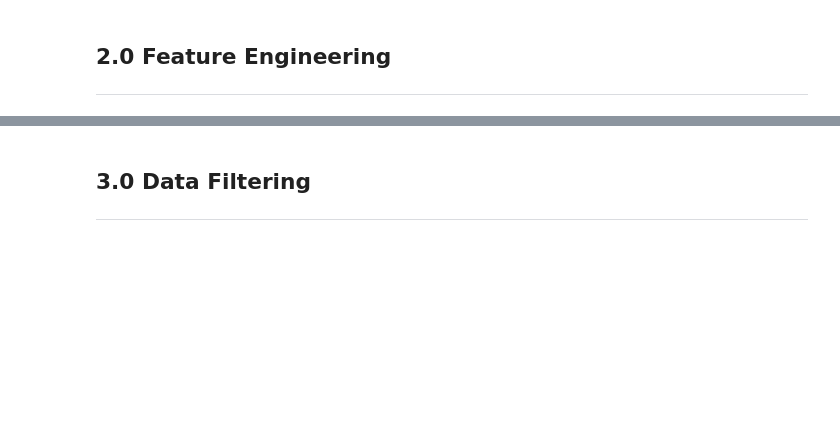
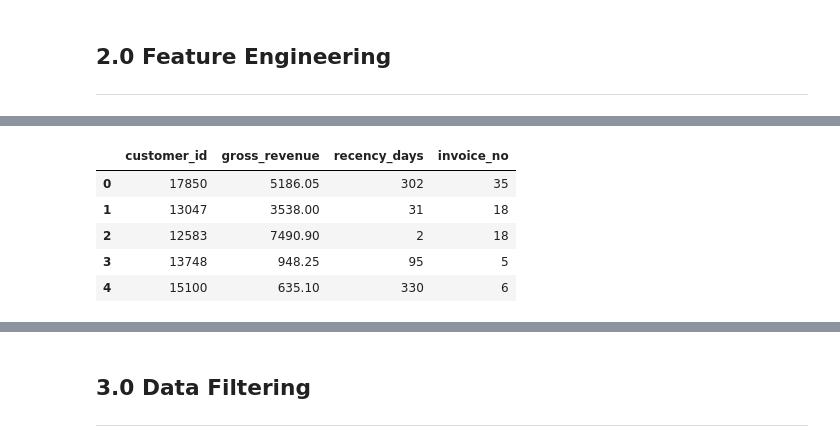
Before and after one commit to jessicanadalete/clustering_fidelity, a Jupyter notebook: Clustering_Fidelity_Project.ipynb, the cells around one changed output, grey strips where cells are left out. Saved outputs shown, nothing was run; the diff lists cells and outputs as text; code cells hidden in the pictures; blank space fills up the shorter version.

```diff
--- a/Clustering_Fidelity_Project.ipynb
+++ b/Clustering_Fidelity_Project.ipynb
@@ -138,0 +191,14 @@ df1['customer_id'] = df1['customer_id'].astype(int)
+# %%
+# creating Gross Revenue variable (Faturamento)
+df2['gross_revenue'] = df2['quantity'] * df2['unit_price']
+
+# creating Monetary (value spent by customer)
+df_monetary = df2[['customer_id','gross_revenue']].groupby('customer_id').sum().reset_index()
+
+# creating Recency variable (last date purchase)
+df_recency = df2[['customer_id','invoice_date']].groupby('customer_id').max().reset_index() # getting the last date purchase by customer
+df_recency['recency_days'] = (df2['invoice_date'].max() - df_recency['invoice_date']).dt.days # calculating and extrating days quantity
+df_recency = df_recency[['customer_id','recency_days']].copy() #selecting columns
+
+# creating Frquency (purchase quantities)
+df_frequency = df2[['customer_id','invoice_no']].drop_duplicates().groupby('customer_id').count().reset_index()
@@ -138,0 +209,13 @@ df1['customer_id'] = df1['customer_id'].astype(int)
+# %%
+df_ref = pd.merge(df_ref, df_monetary, on='customer_id', how='left')
+df_ref = pd.merge(df_ref, df_recency, on='customer_id', how='left')
+df_ref = pd.merge(df_ref, df_frequency, on='customer_id', how='left')
+# %%
+df_ref.head()
+# %% [output]
+|  | customer_id | gross_revenue | recency_days | invoice_no |
+| 0 | 17850 | 5186.05 | 302 | 35 |
+| 1 | 13047 | 3538.00 | 31 | 18 |
+| 2 | 12583 | 7490.90 | 2 | 18 |
+| 3 | 13748 | 948.25 | 95 | 5 |
+| 4 | 15100 | 635.10 | 330 | 6 |
```
Also changed, not shown: parts of 27 cells of this notebook.
